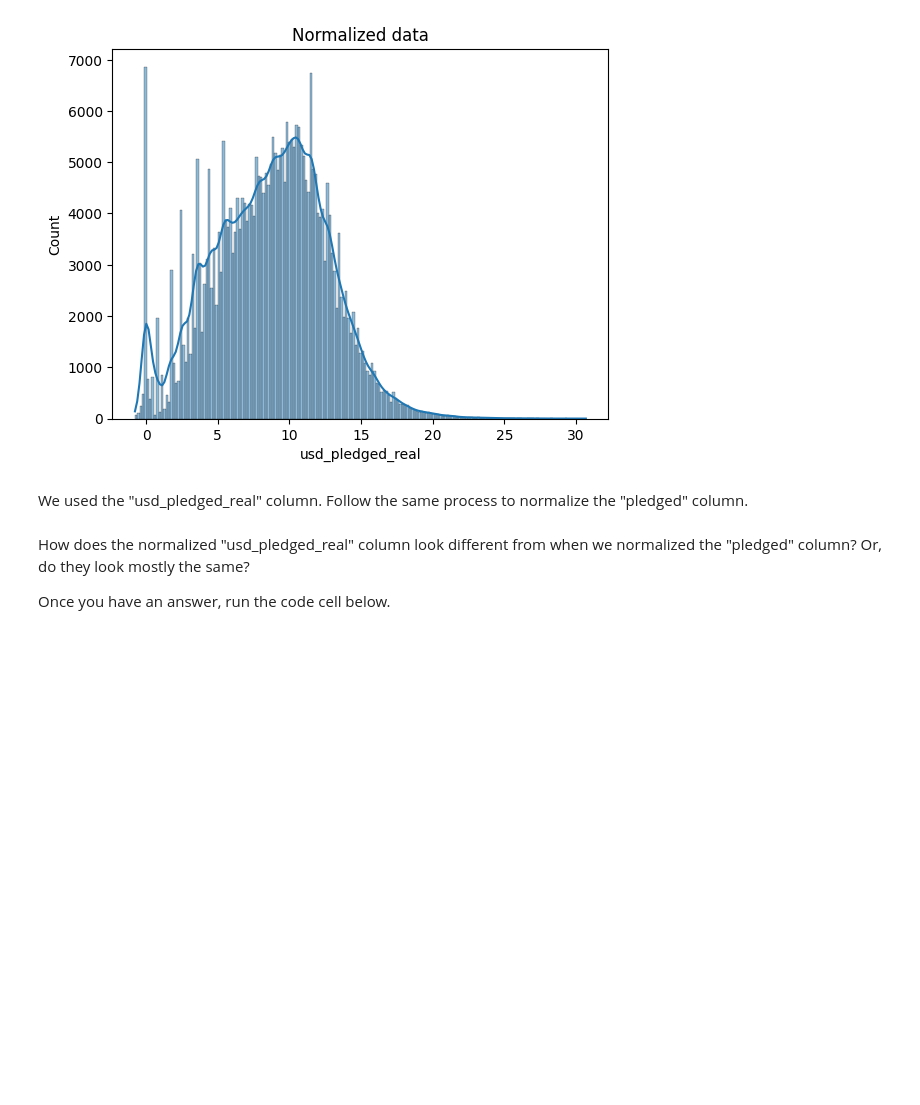
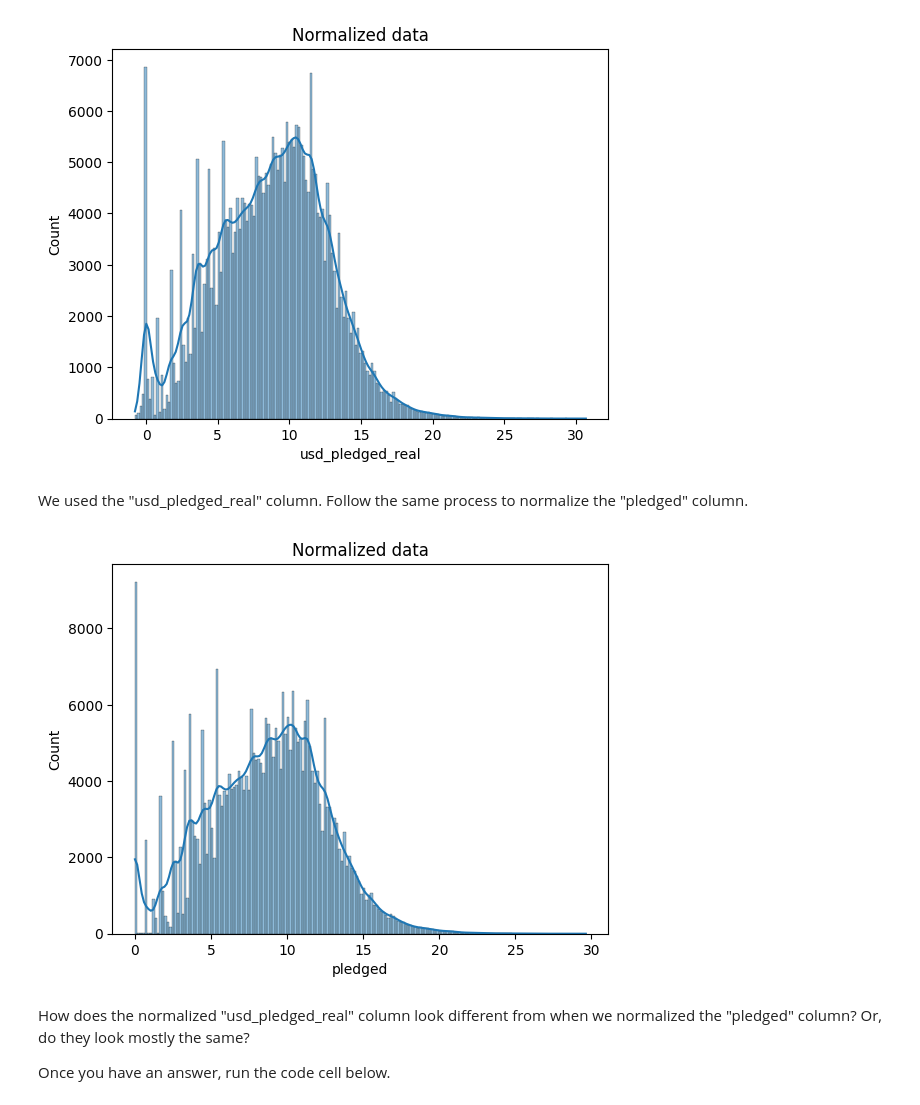
Before and after one commit to httran1/Data_Science_HT, a Jupyter notebook: exercise-scaling-and-normalization.ipynb, the cells around one changed output. Cells and saved outputs as stored; diff of their text form; code cells hidden in the pictures; blank space fills up the shorter version.

```diff
--- a/exercise-scaling-and-normalization.ipynb
+++ b/exercise-scaling-and-normalization.ipynb
@@ -157,14 +157,20 @@ We used the "usd_pledged_real" column. Follow the same process to normalize the
 # %%
 # TODO: Your code here!
 # get the index of all positive pledges (Box-Cox only takes positive values)
 index_positive_pledges = kickstarters_2017.pledged > 0
 
 # get only positive pledges (using their indexes)
 positive_pledges = kickstarters_2017.pledged.loc[index_of_positive_pledges]
 
 # normalize the pledges (w/ Box-Cox)
 normalized_pledges = pd.Series(stats.boxcox(positive_pledges)[0],
                                name='pledged', index=positive_pledges.index)
+# plot normalized data
+ax = sns.histplot(normalized_pledges, kde=True)
+ax.set_title("Normalized data")
+plt.show()
+# %% [output]
+[figure, added]
 # %% [markdown]
 How does the normalized "usd_pledged_real" column look different from when we normalized the "pledged" column?  Or, do they look mostly the same?
 
```
